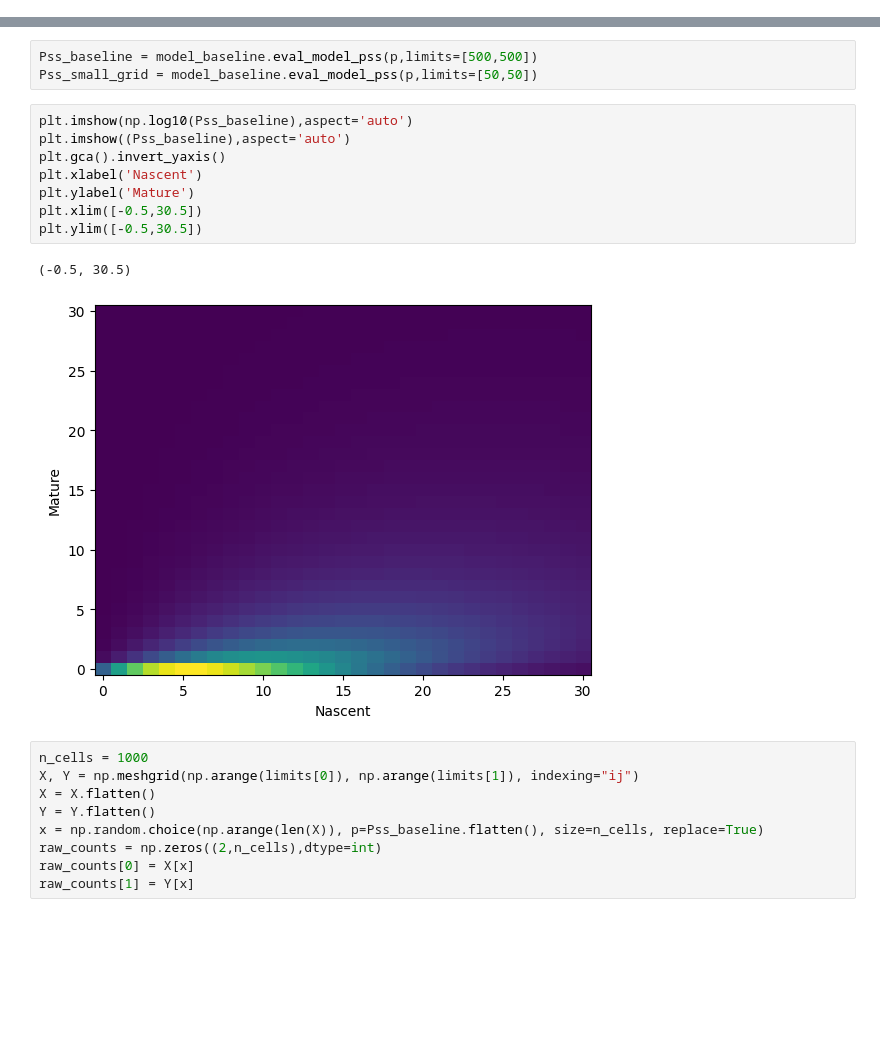
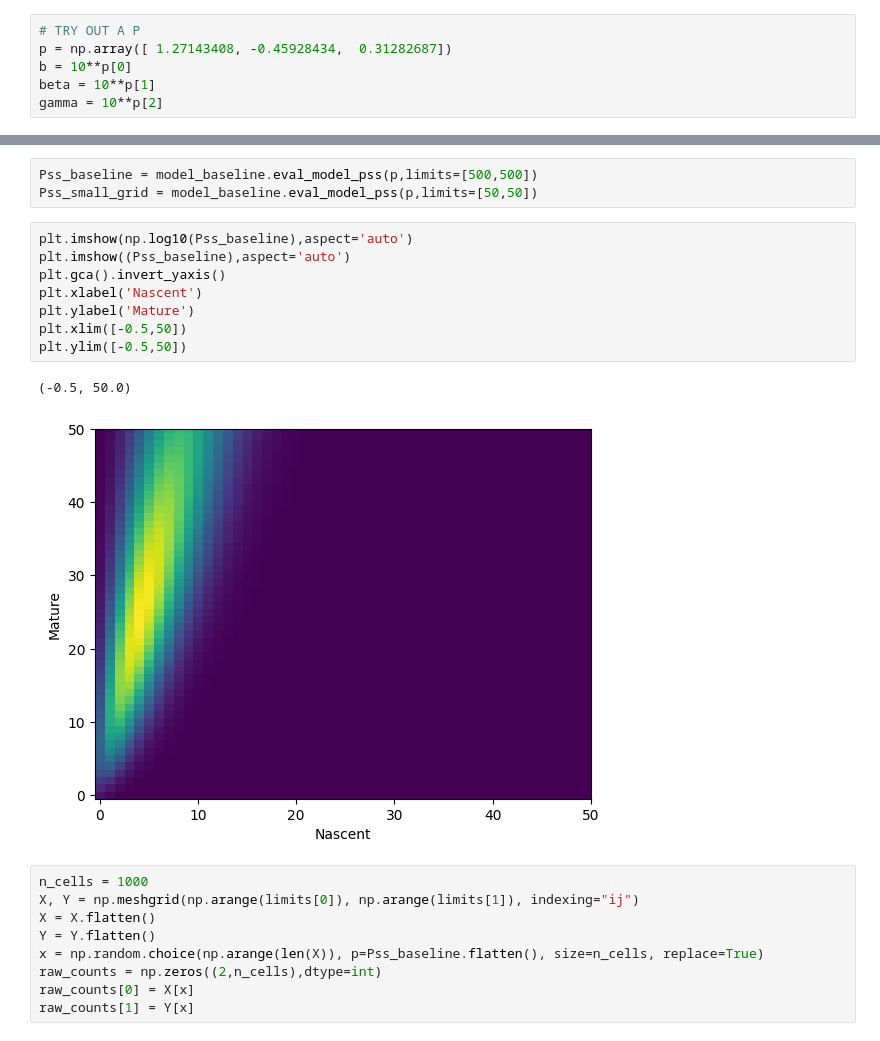
Before and after one commit to mtcarilli/monod, a Jupyter notebook: nn_integration.ipynb, the cells around one changed output, grey strips where cells are left out. Cells and saved outputs as stored; diff of their text form; blank space fills up the shorter version.

```diff
--- a/nn_integration.ipynb
+++ b/nn_integration.ipynb
@@ -32,3 +27,9 @@ p = np.log10(np.asarray([b,beta,gamma]))
+# %%
+# TRY OUT A P
+p = np.array([ 1.27143408, -0.45928434,  0.31282687])
+b = 10**p[0]
+beta = 10**p[1]
+gamma = 10**p[2]
 # %%
 limits = [500,500]
 # %%
@@ -39,14 +40,14 @@ Pss_small_grid = model_baseline.eval_model_pss(p,limits=[50,50])
 # %%
 plt.imshow(np.log10(Pss_baseline),aspect='auto')
 plt.imshow((Pss_baseline),aspect='auto')
 plt.gca().invert_yaxis()
 plt.xlabel('Nascent')
 plt.ylabel('Mature')
-plt.xlim([-0.5,30.5])
-plt.ylim([-0.5,30.5])
+plt.xlim([-0.5,50])
+plt.ylim([-0.5,50])
 # %% [output]
-(-0.5, 30.5)
+(-0.5, 50.0)
-[figure, old version]
+[figure, new version]
 # %%
 n_cells = 1000
 X, Y = np.meshgrid(np.arange(limits[0]), np.arange(limits[1]), indexing="ij")
```
Also changed, not shown: parts of 13 cells of this notebook.
